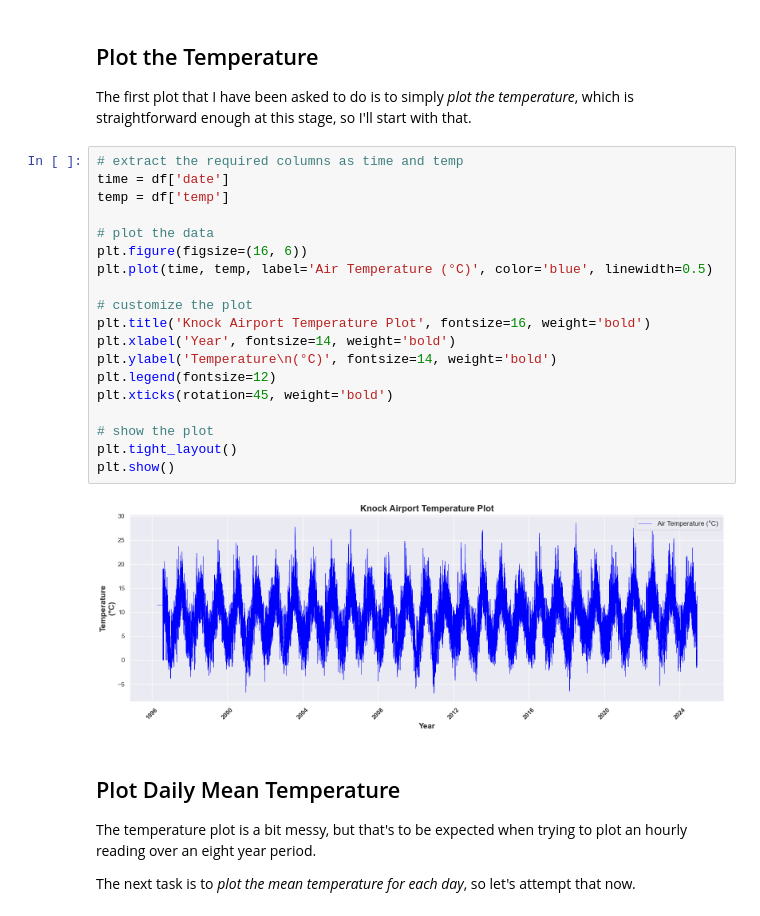
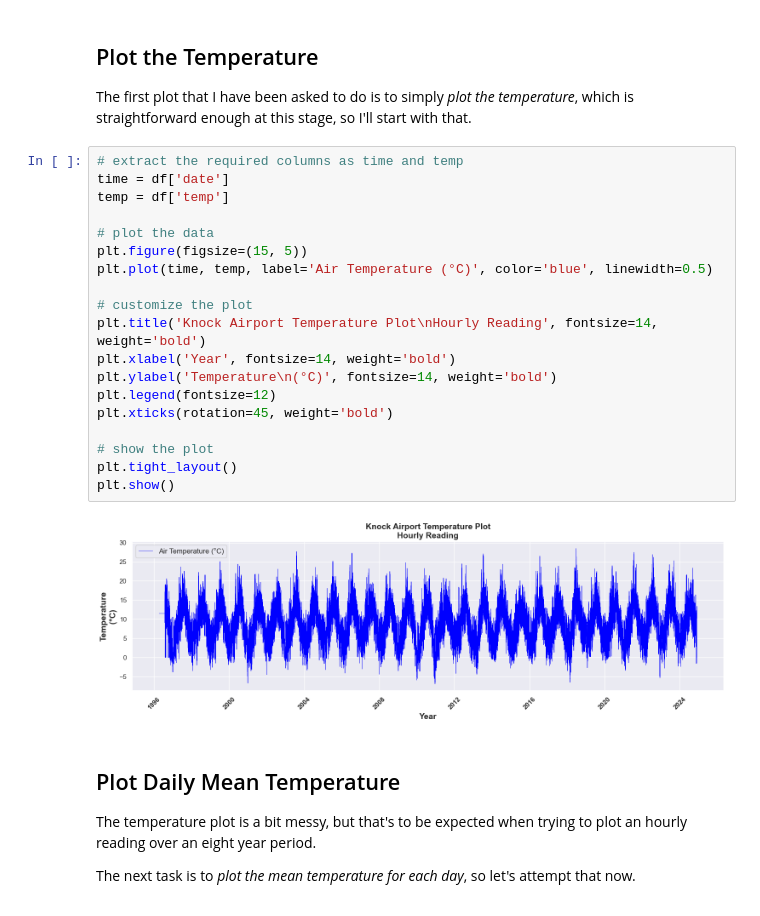
Before and after one commit to JBnkn/4369-programming-for-data-analytics, a Jupyter notebook: Assignments/assignment_6_Weather.ipynb, the cells around one changed output. Cells and saved outputs as stored; diff of their text form.

```diff
--- a/Assignments/assignment_6_Weather.ipynb
+++ b/Assignments/assignment_6_Weather.ipynb
@@ -67,24 +67,24 @@ The first plot that I have been asked to do is to simply *plot the temperature*,
 # %%
 # extract the required columns as time and temp
 time = df['date']
 temp = df['temp']
 
 # plot the data
-plt.figure(figsize=(16, 6))
+plt.figure(figsize=(15, 5))
 plt.plot(time, temp, label='Air Temperature (°C)', color='blue', linewidth=0.5)
 
 # customize the plot
-plt.title('Knock Airport Temperature Plot', fontsize=16, weight='bold')
+plt.title('Knock Airport Temperature Plot\nHourly Reading', fontsize=14, weight='bold')
 plt.xlabel('Year', fontsize=14, weight='bold')
 plt.ylabel('Temperature\n(°C)', fontsize=14, weight='bold')
 plt.legend(fontsize=12)
 plt.xticks(rotation=45, weight='bold')
 
 # show the plot
 plt.tight_layout()
 plt.show()
 # %% [output]
-[figure, old version]
+[figure, new version]
 # %% [markdown]
 ## Plot Daily Mean Temperature
 The temperature plot is a bit messy, but that's to be expected when trying to plot an hourly reading over an eight year period.
```
Also changed, not shown: parts of 3 cells of this notebook.
